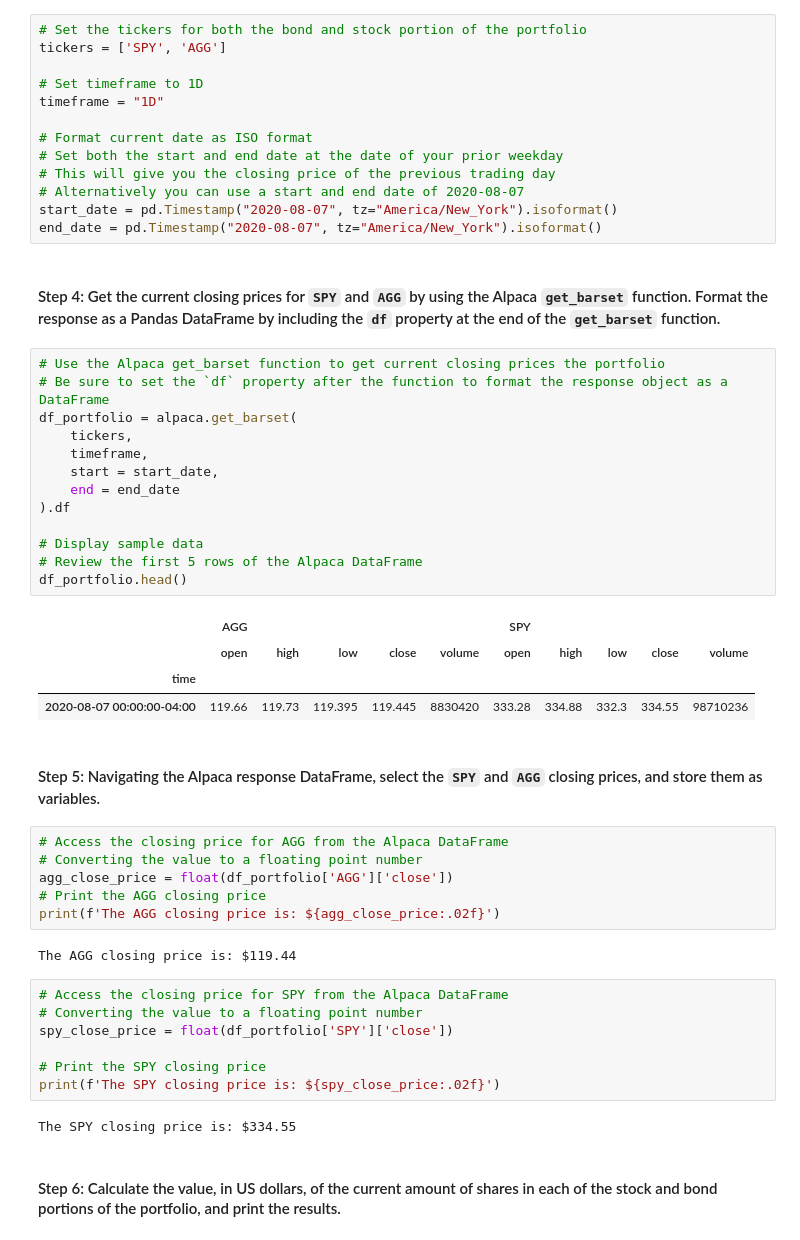
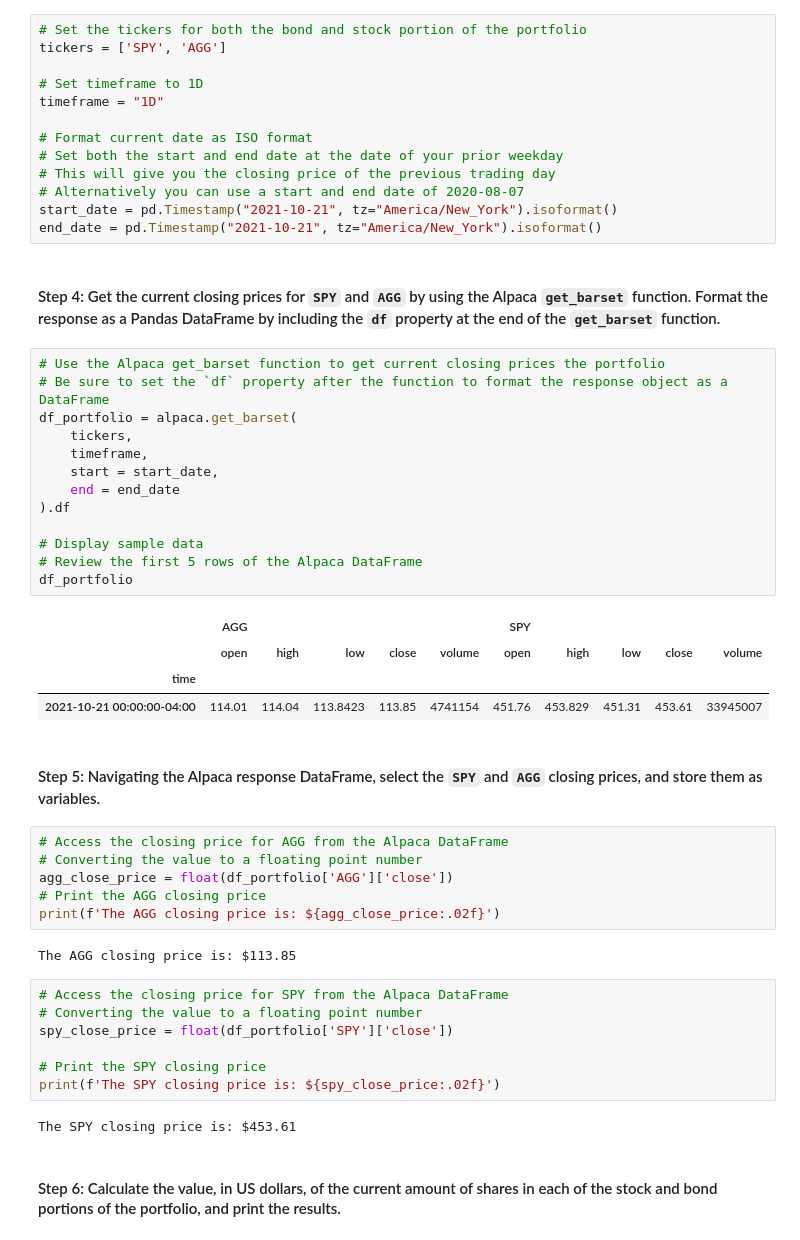
Before and after one commit to jcsung-star/Challenge_5, a Jupyter notebook: Starter_Code/financial_planning_tools.ipynb, the cells around one changed output. Cells and saved outputs as stored; diff of their text form.

```diff
--- a/Starter_Code/financial_planning_tools.ipynb
+++ b/Starter_Code/financial_planning_tools.ipynb
@@ -213,28 +213,28 @@ timeframe = "1D"
 # Set both the start and end date at the date of your prior weekday
 # This will give you the closing price of the previous trading day
 # Alternatively you can use a start and end date of 2020-08-07
-start_date = pd.Timestamp("2020-08-07", tz="America/New_York").isoformat()
-end_date = pd.Timestamp("2020-08-07", tz="America/New_York").isoformat()
+start_date = pd.Timestamp("2021-10-21", tz="America/New_York").isoformat()
+end_date = pd.Timestamp("2021-10-21", tz="America/New_York").isoformat()
 # %% [markdown]
 #### Step 4: Get the current closing prices for `SPY` and `AGG` by using the Alpaca `get_barset` function. Format the response as a Pandas DataFrame by including the `df` property at the end of the `get_barset` function.
 # %%
 # Use the Alpaca get_barset function to get current closing prices the portfolio
 # Be sure to set the `df` property after the function to format the response object as a DataFrame
 df_portfolio = alpaca.get_barset(
     tickers,
     timeframe,
     start = start_date,
     end = end_date
 ).df
 
 # Display sample data
 # Review the first 5 rows of the Alpaca DataFrame
-df_portfolio.head()
+df_portfolio
 # %% [output]
 |  | AGG |  |  |  |  | SPY |  |  |  |  |
 |  | open | high | low | close | volume | open | high | low | close | volume |
 | time |  |  |  |  |  |  |  |  |  |  |
-| 2020-08-07 00:00:00-04:00 | 119.66 | 119.73 | 119.395 | 119.445 | 8830420 | 333.28 | 334.88 | 332.3 | 334.55 | 98710236 |
+| 2021-10-21 00:00:00-04:00 | 114.01 | 114.04 | 113.8423 | 113.85 | 4741154 | 451.76 | 453.829 | 451.31 | 453.61 | 33945007 |
 # %% [markdown]
 #### Step 5: Navigating the Alpaca response DataFrame, select the `SPY` and `AGG` closing prices, and store them as variables.
 # %%
@@ -244,7 +244,7 @@ agg_close_price = float(df_portfolio['AGG']['close'])
 # Print the AGG closing price
 print(f'The AGG closing price is: ${agg_close_price:.02f}')
 # %% [output]
-The AGG closing price is: $119.44
+The AGG closing price is: $113.85
 # %%
 # Access the closing price for SPY from the Alpaca DataFrame
 # Converting the value to a floating point number
@@ -253,7 +253,7 @@ spy_close_price = float(df_portfolio['SPY']['close'])
 # Print the SPY closing price
 print(f'The SPY closing price is: ${spy_close_price:.02f}')
 # %% [output]
-The SPY closing price is: $334.55
+The SPY closing price is: $453.61
 # %% [markdown]
 #### Step 6: Calculate the value, in US dollars, of the current amount of shares in each of the stock and bond portions of the portfolio, and print the results.
 # %%
```
Also changed, not shown: parts of 34 cells of this notebook, 1 other file.
